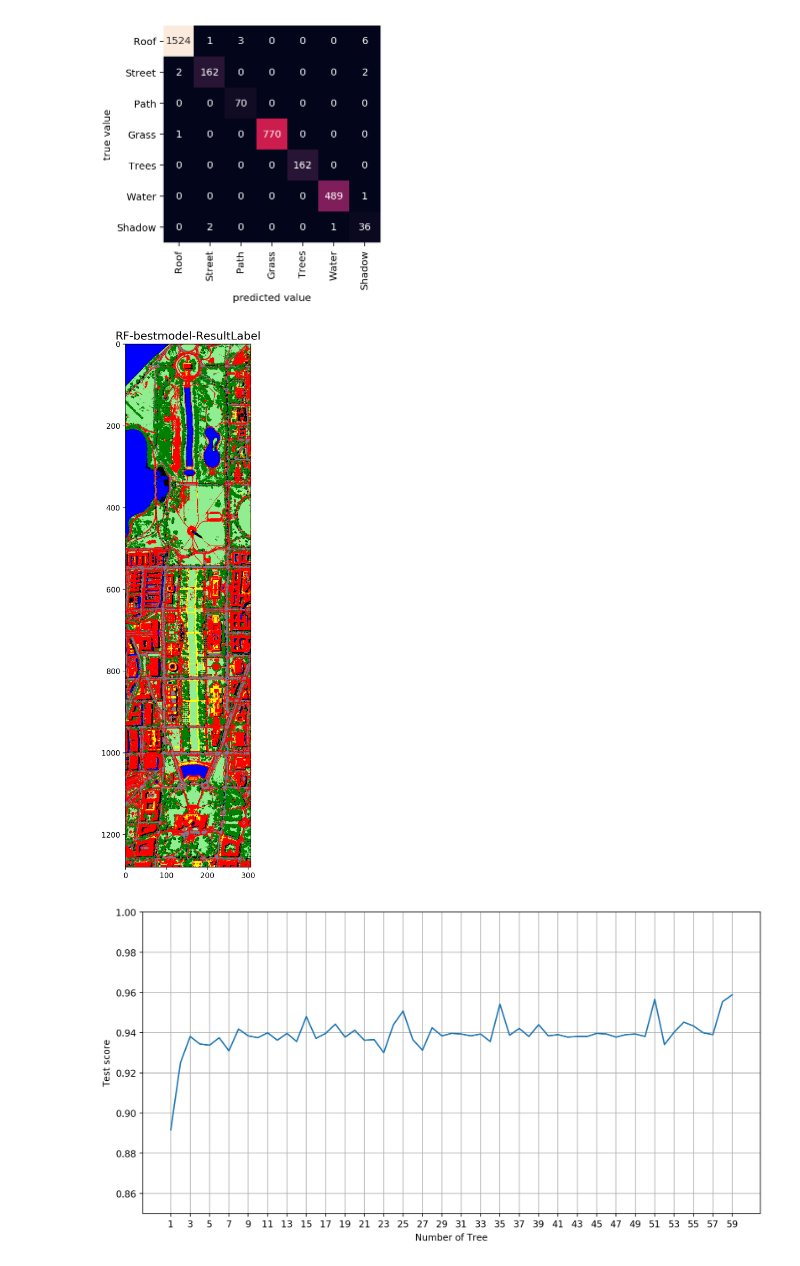
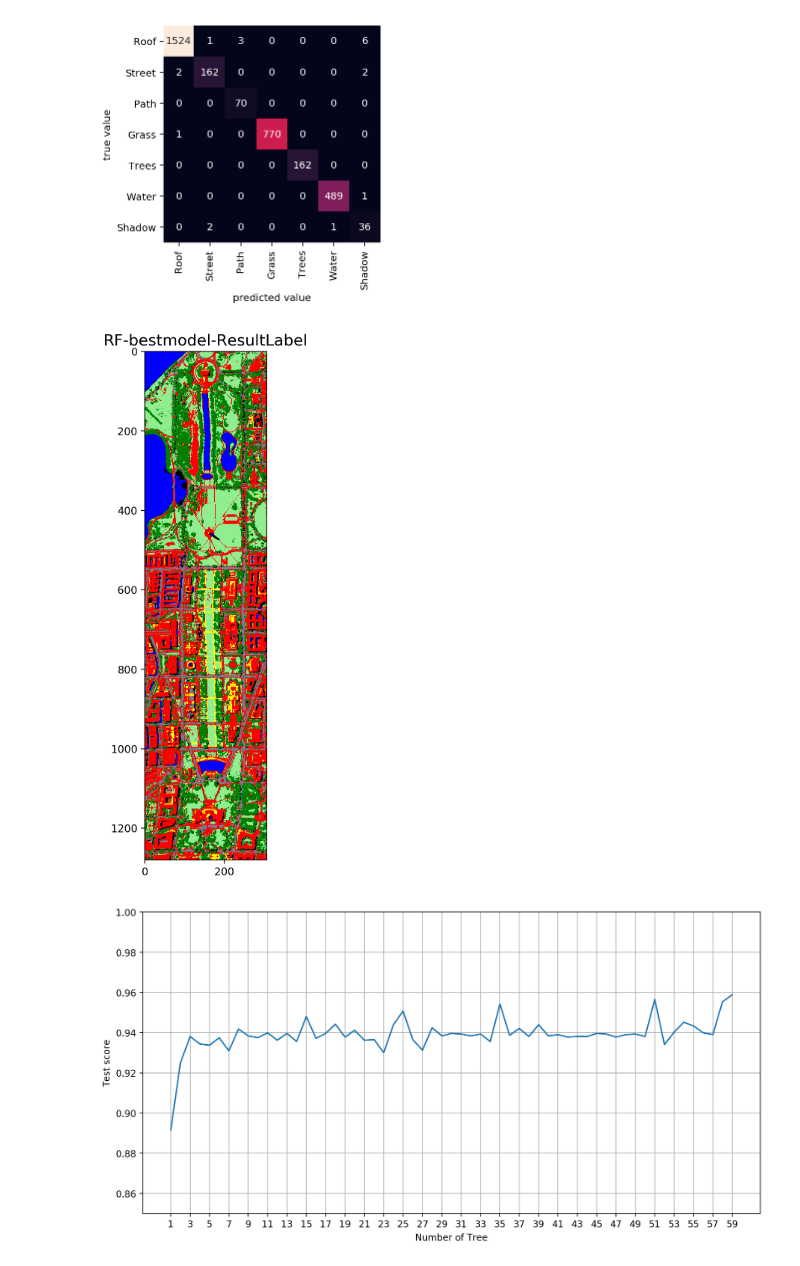
Before and after one commit to yangnaisen/PRoRS_docs, a Jupyter notebook: source/1stPart/Chapter5.EnsembleClassification/EnsembleQuestion54.ipynb, the cells around one changed output. Cells and saved outputs as stored; diff of their text form; code cells hidden in the pictures.

```diff
--- a/source/1stPart/Chapter5.EnsembleClassification/EnsembleQuestion54.ipynb
+++ b/source/1stPart/Chapter5.EnsembleClassification/EnsembleQuestion54.ipynb
@@ -399,15 +399,15 @@ testscore:      0.9941212871287128
 [figure]
 # %%
 # 最优超参数下的分类结果
-plt.figure(figsize=(6,13), dpi=100);
+plt.figure(figsize=(4,9), dpi=100);
 TH7color = ['Red','SlateGray','Yellow','LightGreen','Green','BLue','Black' ];
 cor = ListedColormap(TH7color);
 finaLabel=np.int32(ResultLabel.reshape(hang,lie));
 plt.imshow(finaLabel,cmap=cor);
 plt.xticks(fontsize=10);   plt.yticks(fontsize=10);
 plt.title('RF-bestmodel-ResultLabel',fontsize = 15);
 # %% [output]
-[figure, old version]
+[figure, new version]
 # %%
 # 改变一个参数，如树的棵树、树的最大深度，计算对应的测试精度
 def changeOneParamDrawScore(oneParam,NTree,MDepth):
```
Also changed, not shown: parts of 1 cell of this notebook, 1 other file.
